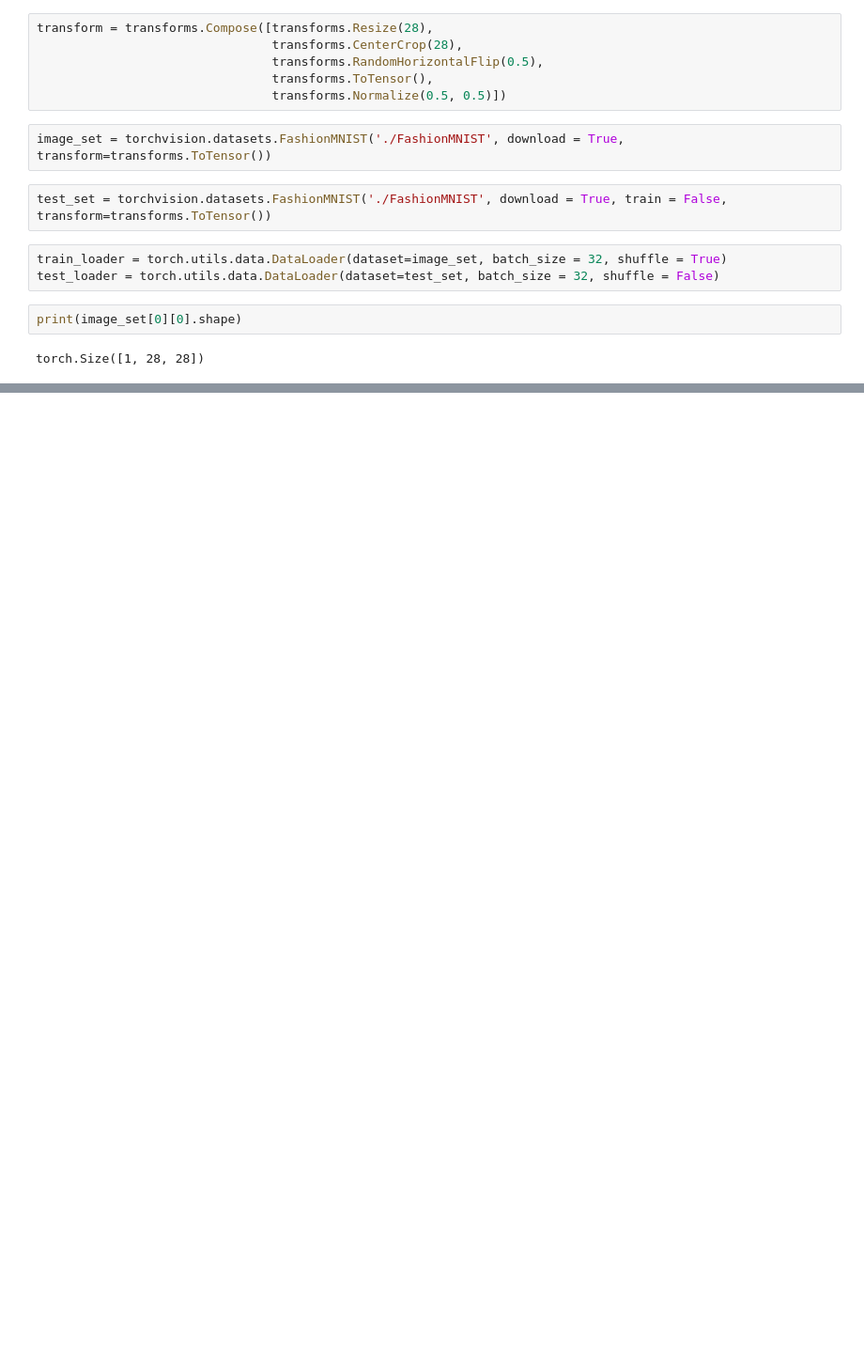
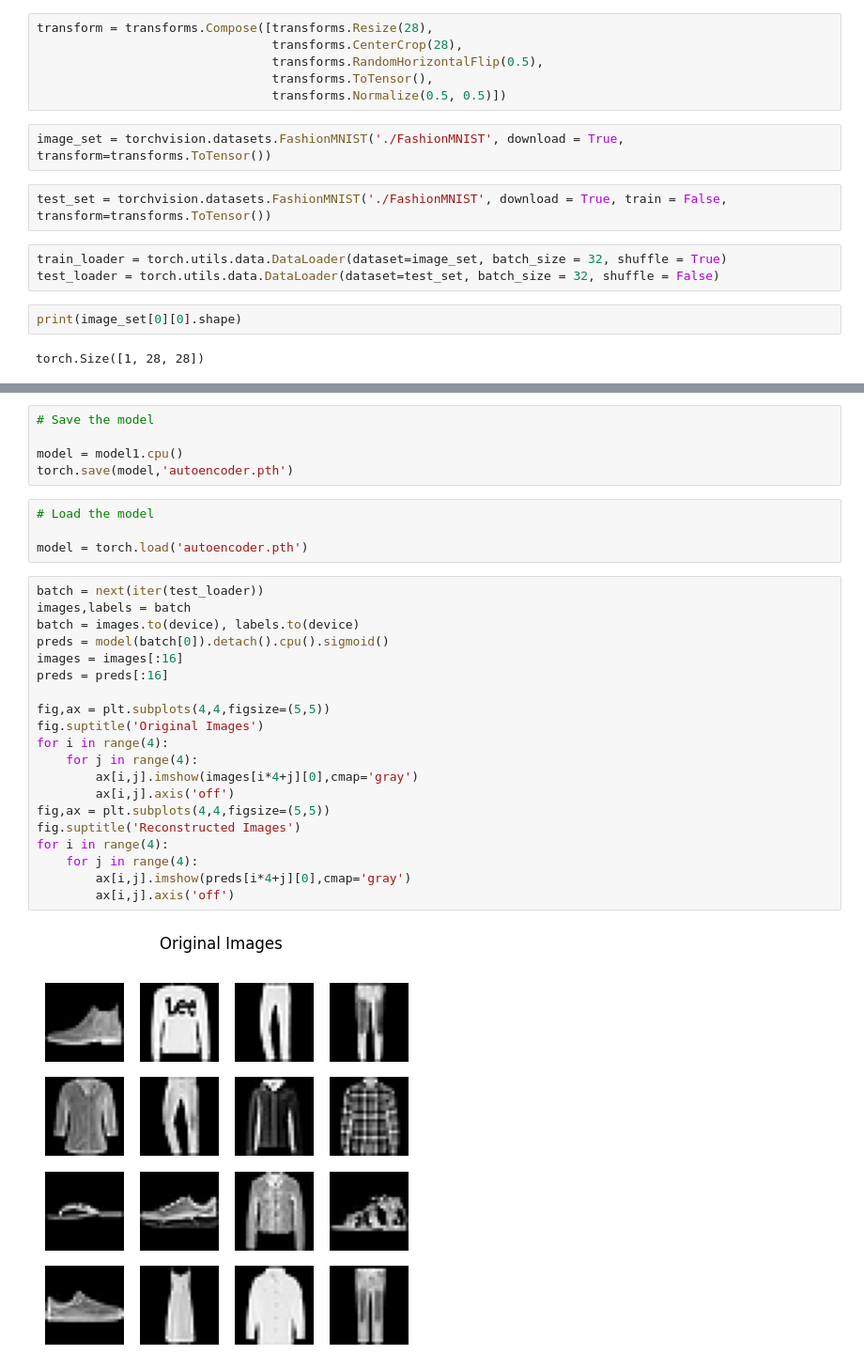
Before and after one commit to Seasons-of-code-2023/week-3-ParthP3, a Jupyter notebook: vae.ipynb, the cells around one changed output, grey strips where cells are left out. Shown: that part at 94% size. Saved outputs shown, nothing was run; the diff lists cells and outputs as text; blank space fills up the shorter version.

```diff
--- a/vae.ipynb
+++ b/vae.ipynb
@@ -32,0 +140,31 @@ torch.Size([1, 28, 28])
+# %%
+# Save the model
+
+model = model1.cpu()
+torch.save(model,'autoencoder.pth')
+# %%
+# Load the model
+
+model = torch.load('autoencoder.pth')
+# %%
+batch = next(iter(test_loader))
+images,labels = batch
+batch = images.to(device), labels.to(device)
+preds = model(batch[0]).detach().cpu().sigmoid()
+images = images[:16]
+preds = preds[:16]
+
+fig,ax = plt.subplots(4,4,figsize=(5,5))
+fig.suptitle('Original Images')
+for i in range(4):
+    for j in range(4):
+        ax[i,j].imshow(images[i*4+j][0],cmap='gray')
+        ax[i,j].axis('off')
+fig,ax = plt.subplots(4,4,figsize=(5,5))
+fig.suptitle('Reconstructed Images')
+for i in range(4):
+    for j in range(4):
+        ax[i,j].imshow(preds[i*4+j][0],cmap='gray')
+        ax[i,j].axis('off')
+# %% [output]
+[figure, added]
```
Also changed, not shown: parts of 20 cells of this notebook, 1 other file.
